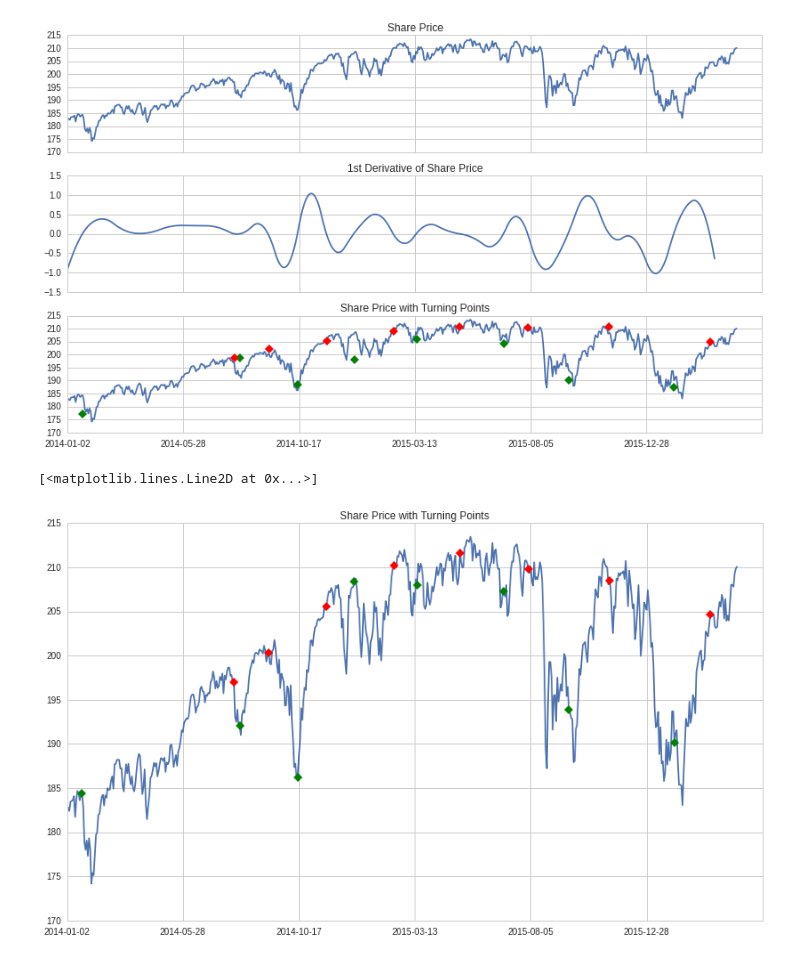
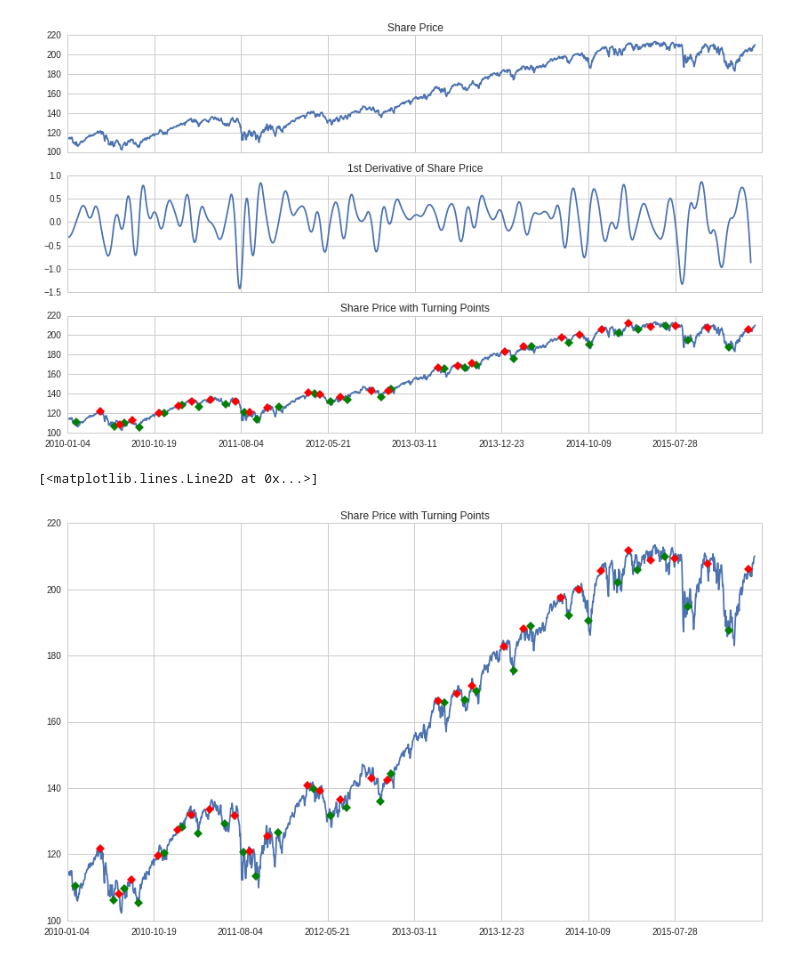
Before and after one commit to kliao/quantopian-research-notebooks, a Jupyter notebook: Algorithmically Finding Turning Points in Stock Prices.ipynb, the cells around one changed output. Cells and saved outputs as stored; diff of their text form; code cells hidden in the pictures.

Commit message:
fixed bug in plotting

```diff
--- a/Algorithmically Finding Turning Points in Stock Prices.ipynb
+++ b/Algorithmically Finding Turning Points in Stock Prices.ipynb
@@ -39,19 +39,19 @@ def TurningPoints(price_series, step_size=10, interpolation_kind='cubic', plot=T
 
         ax[2].plot(price_series)
         ax[2].set_title('Share Price with Turning Points')
-        ax[2].plot(x[bottoms], y[bottoms], 'gD')
-        ax[2].plot(x[tops], y[tops], 'rD')
+        ax[2].plot(bottoms, price_series[bottoms], 'gD')
+        ax[2].plot(tops, price_series[tops], 'rD')
 
     return (bottoms, tops)
 # %%
-start = '2014-01-01'
+start = '2010-01-01'
 end = '2016-04-20'
 asset = get_pricing('SPY', fields='price', start_date=start, end_date=end)
 dates = asset.index
 # %%
-bottoms, tops = TurningPoints(asset, step_size=20, plot=True)
+bottoms, tops = TurningPoints(asset, step_size=15, plot=True)
 # %% [output]
-[figure, old version]
+[figure, new version]
 # %%
 x = np.arange(0,len(asset))
 
@@ -64,4 +64,4 @@ ax.plot(x[bottoms], asset[bottoms], 'gD')
 ax.plot(x[tops], asset[tops], 'rD')
 # %% [output]
 [<matplotlib.lines.Line2D at 0x...>]
-[figure, old version]
+[figure, new version]
```
